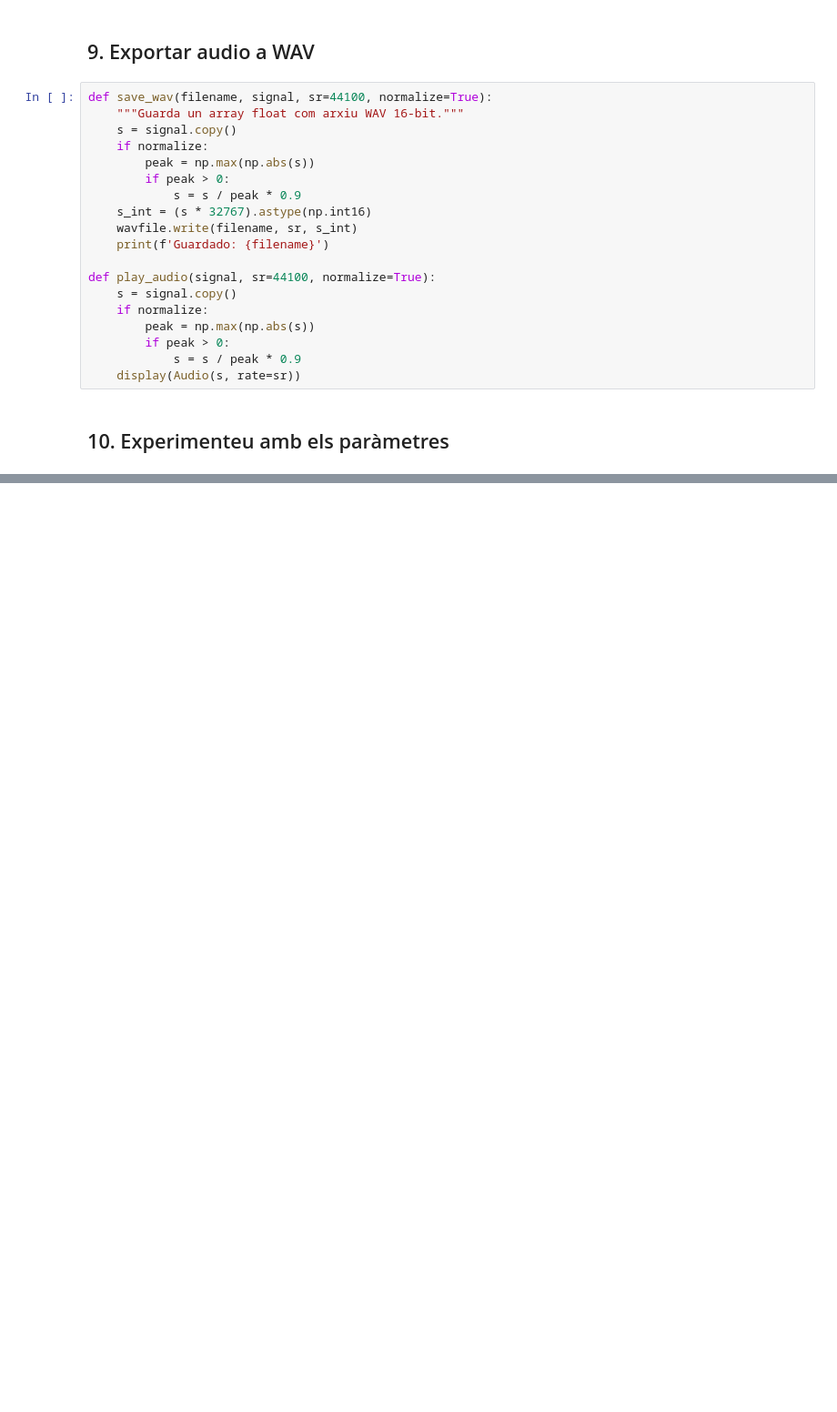
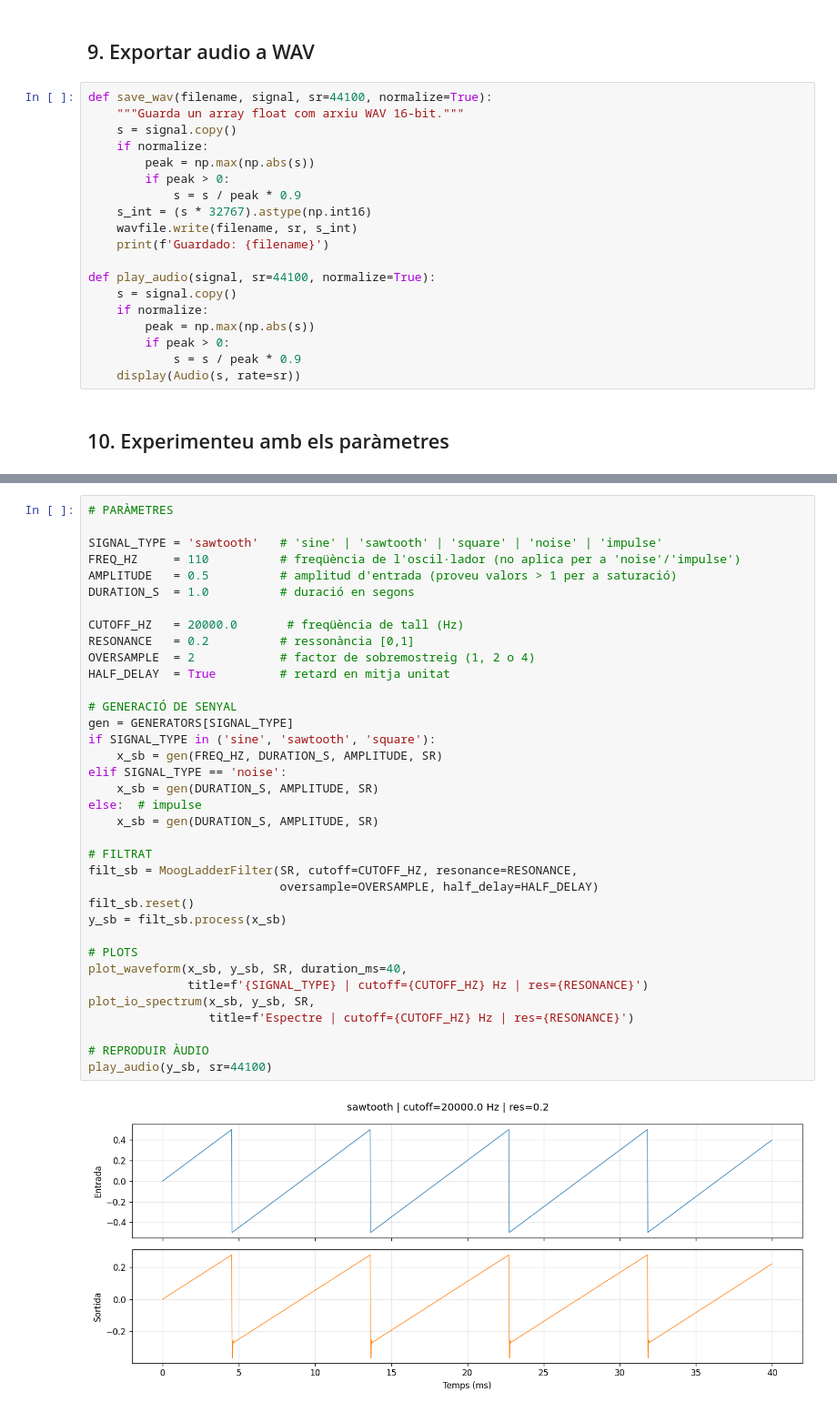
Before and after one commit to jordirubio01/TFGKobol, a Jupyter notebook: Notebooks/moog_ladder_filter.ipynb, the cells around one changed output, grey strips where cells are left out. Shown at 91% size. Saved outputs shown, nothing was run; the diff lists cells and outputs as text; blank space fills up the shorter version.

```diff
--- a/Notebooks/moog_ladder_filter.ipynb
+++ b/Notebooks/moog_ladder_filter.ipynb
@@ -593 +593,39 @@ play_audio(y_sb, sr=44100)
 [interactive output not drawn]
+# %%
+# PARÀMETRES
+
+SIGNAL_TYPE = 'sawtooth'   # 'sine' | 'sawtooth' | 'square' | 'noise' | 'impulse'
+FREQ_HZ     = 110          # freqüència de l'oscil·lador (no aplica per a 'noise'/'impulse')
+AMPLITUDE   = 0.5          # amplitud d'entrada (proveu valors > 1 per a saturació)
+DURATION_S  = 1.0          # duració en segons
+
+CUTOFF_HZ   = 20000.0       # freqüència de tall (Hz)
+RESONANCE   = 0.2          # ressonància [0,1]
+OVERSAMPLE  = 2            # factor de sobremostreig (1, 2 o 4)
+HALF_DELAY  = True         # retard en mitja unitat
+
+# GENERACIÓ DE SENYAL
+gen = GENERATORS[SIGNAL_TYPE]
+if SIGNAL_TYPE in ('sine', 'sawtooth', 'square'):
+    x_sb = gen(FREQ_HZ, DURATION_S, AMPLITUDE, SR)
+elif SIGNAL_TYPE == 'noise':
+    x_sb = gen(DURATION_S, AMPLITUDE, SR)
+else:  # impulse
+    x_sb = gen(DURATION_S, AMPLITUDE, SR)
+
+# FILTRAT
+filt_sb = MoogLadderFilter(SR, cutoff=CUTOFF_HZ, resonance=RESONANCE,
+                           oversample=OVERSAMPLE, half_delay=HALF_DELAY)
+filt_sb.reset()
+y_sb = filt_sb.process(x_sb)
+
+# PLOTS
+plot_waveform(x_sb, y_sb, SR, duration_ms=40,
+              title=f'{SIGNAL_TYPE} | cutoff={CUTOFF_HZ} Hz | res={RESONANCE}')
+plot_io_spectrum(x_sb, y_sb, SR,
+                 title=f'Espectre | cutoff={CUTOFF_HZ} Hz | res={RESONANCE}')
+
+# REPRODUIR ÀUDIO
+play_audio(y_sb, sr=44100)
+# %% [output]
+[figure, added]
```
Also changed, not shown: parts of 3 cells of this notebook, 27 other files.
